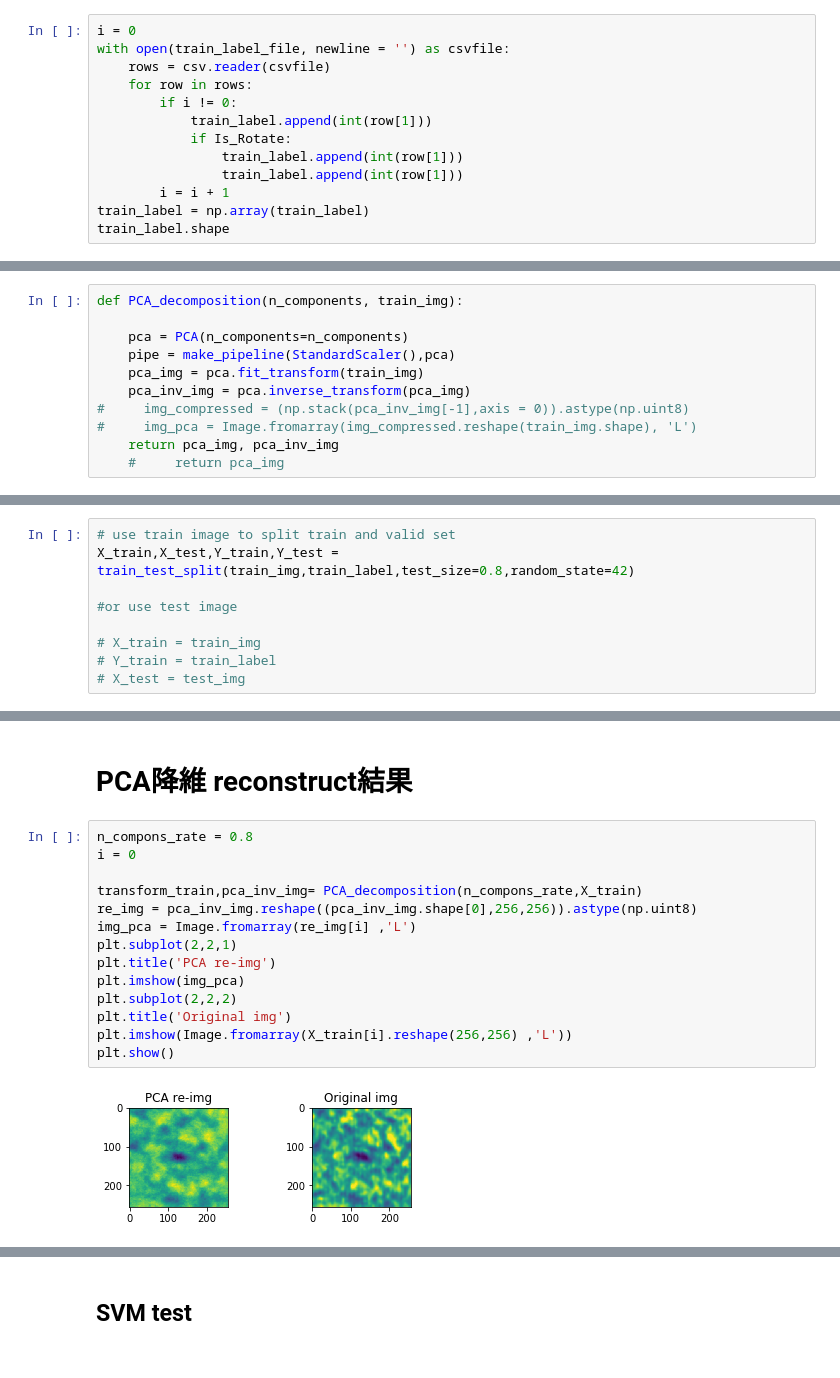
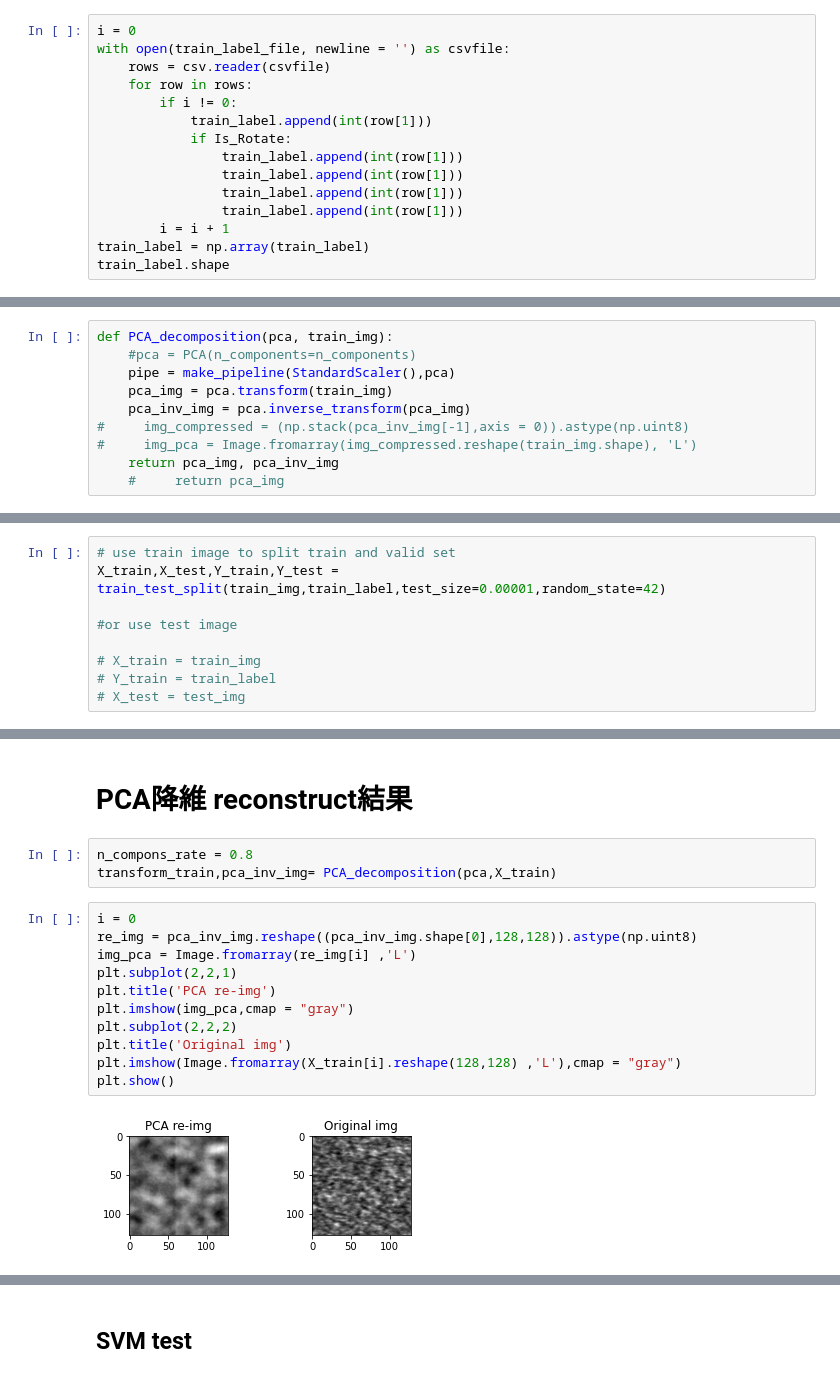
Before and after one commit to kevin879275/AOI_DETECT, a Jupyter notebook: AOI/pca_knn.ipynb, the cells around one changed output, grey strips where cells are left out. Saved outputs shown, nothing was run; the diff lists cells and outputs as text.

```diff
--- a/AOI/pca_knn.ipynb
+++ b/AOI/pca_knn.ipynb
@@ -59,6 +66,8 @@ with open(train_label_file, newline = '') as csvfile:
             if Is_Rotate:
                 train_label.append(int(row[1]))
                 train_label.append(int(row[1]))
+                train_label.append(int(row[1]))
+                train_label.append(int(row[1]))
         i = i + 1
 train_label = np.array(train_label)
 train_label.shape
@@ -91,11 +100,10 @@ def predict_accuracy(y, y_hat):
 # %% [markdown]
 # PCA
 # %%
-def PCA_decomposition(n_components, train_img):
-
-    pca = PCA(n_components=n_components)
+def PCA_decomposition(pca, train_img):
+    #pca = PCA(n_components=n_components)
     pipe = make_pipeline(StandardScaler(),pca)
-    pca_img = pca.fit_transform(train_img)
+    pca_img = pca.transform(train_img)
     pca_inv_img = pca.inverse_transform(pca_img)
 #     img_compressed = (np.stack(pca_inv_img[-1],axis = 0)).astype(np.uint8)
 #     img_pca = Image.fromarray(img_compressed.reshape(train_img.shape), 'L')
@@ -105,7 +113,7 @@ def PCA_decomposition(n_components, train_img):
 # split train and validation set
 # %%
 # use train image to split train and valid set
-X_train,X_test,Y_train,Y_test = train_test_split(train_img,train_label,test_size=0.8,random_state=42)
+X_train,X_test,Y_train,Y_test = train_test_split(train_img,train_label,test_size=0.00001,random_state=42)
 
 #or use test image
 
@@ -149,20 +156,20 @@ Text(0, 0.5, 'cumulative explained variance')
 #             print(X_train[i:i+pca_data].shape)
 # %% [markdown]
 # PCA降維 reconstruct結果
+# %%
+n_compons_rate = 0.8
+transform_train,pca_inv_img= PCA_decomposition(pca,X_train)
 # %%
-n_compons_rate = 0.8
 i = 0
-
-transform_train,pca_inv_img= PCA_decomposition(n_compons_rate,X_train)
-re_img = pca_inv_img.reshape((pca_inv_img.shape[0],256,256)).astype(np.uint8)
+re_img = pca_inv_img.reshape((pca_inv_img.shape[0],128,128)).astype(np.uint8)
 img_pca = Image.fromarray(re_img[i] ,'L')
 plt.subplot(2,2,1)
 plt.title('PCA re-img')
-plt.imshow(img_pca)
+plt.imshow(img_pca,cmap = "gray")
 plt.subplot(2,2,2)
 plt.title('Original img')
-plt.imshow(Image.fromarray(X_train[i].reshape(256,256) ,'L'))
+plt.imshow(Image.fromarray(X_train[i].reshape(128,128) ,'L'),cmap = "gray")
 plt.show()
 # %% [output]
-[figure, old version]
+[figure, new version]
 # %%
```
Also changed, not shown: parts of 12 cells of this notebook.
